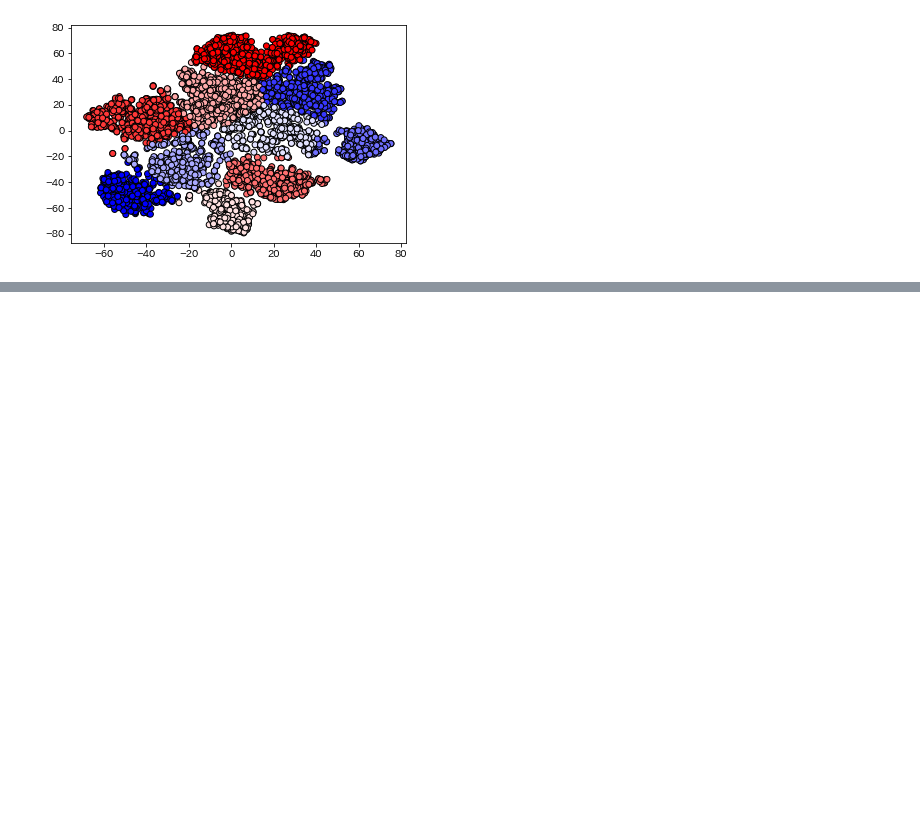
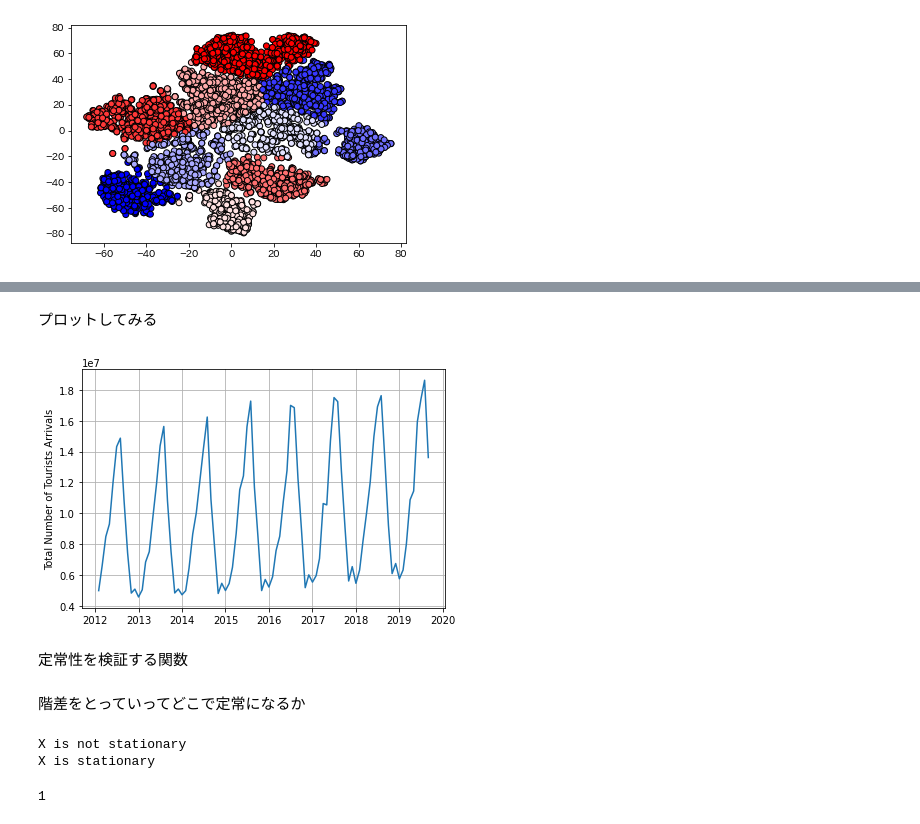
Before and after one commit to miwamasa/DataScience2022, a Jupyter notebook: notebooks/report2.ipynb, the cells around one changed output, grey strips where cells are left out. Saved outputs shown, nothing was run; the diff lists cells and outputs as text; code cells hidden in the pictures; blank space fills up the shorter version.

```diff
--- a/notebooks/report2.ipynb
+++ b/notebooks/report2.ipynb
@@ -227,0 +270,3 @@ https://github.com/alod83/papers/blob/master/jsit_covid-tourism/SARIMA%20Model/S
+# %%
+ts = df['value']
+ts.tail()
@@ -227,0 +283,12 @@ https://github.com/alod83/papers/blob/master/jsit_covid-tourism/SARIMA%20Model/S
+# %% [markdown]
+プロットしてみる
+# %%
+import matplotlib.pylab as plt
+plt.plot(ts)
+plt.ylabel('Total Number of Tourists Arrivals')
+plt.grid()
+plt.tight_layout()
+# %% [output]
+[figure, added]
+# %% [markdown]
+定常性を検証する関数
@@ -227,0 +315,15 @@ https://github.com/alod83/papers/blob/master/jsit_covid-tourism/SARIMA%20Model/S
+# %% [markdown]
+階差をとっていってどこで定常になるか
+# %%
+ts_diff = pd.Series(ts)
+d = 0
+while test_stationarity(ts_diff) is False:
+    ts_diff = ts_diff.diff().dropna()
+    d = d + 1
+# %% [output]
+X is not stationary
+X is stationary
+# %%
+d
+# %% [output]
+1
```
Also changed, not shown: parts of 19 cells of this notebook, 1 other file.
